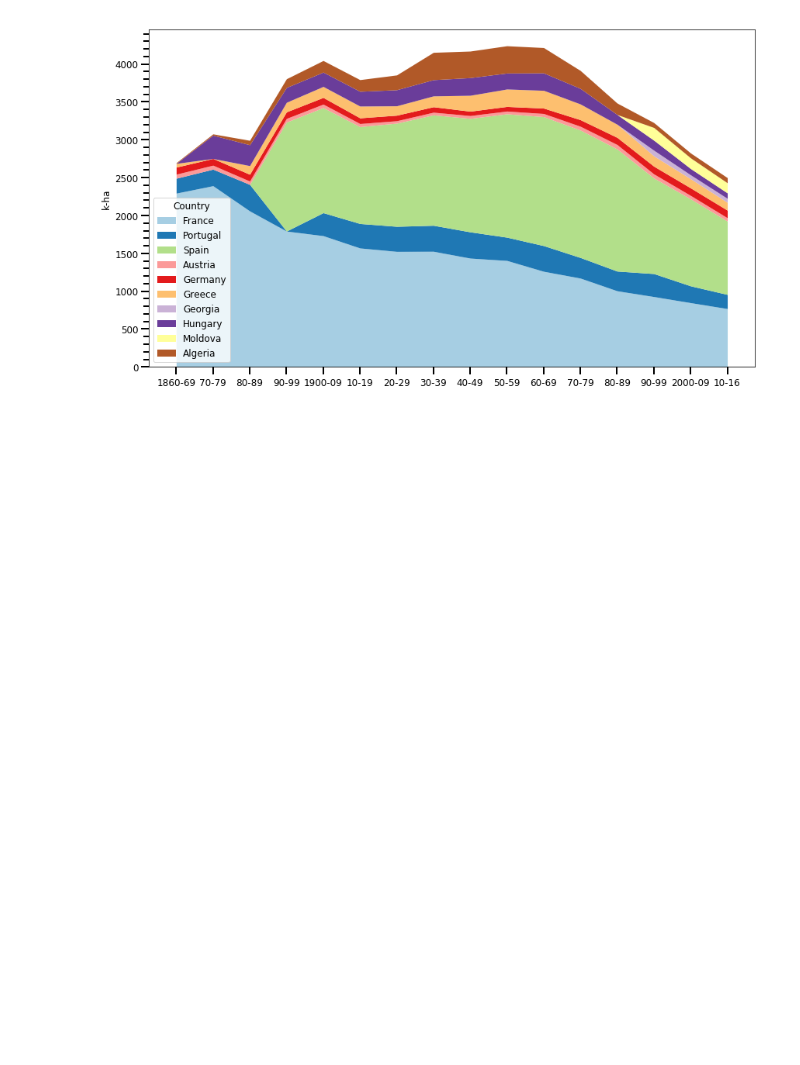
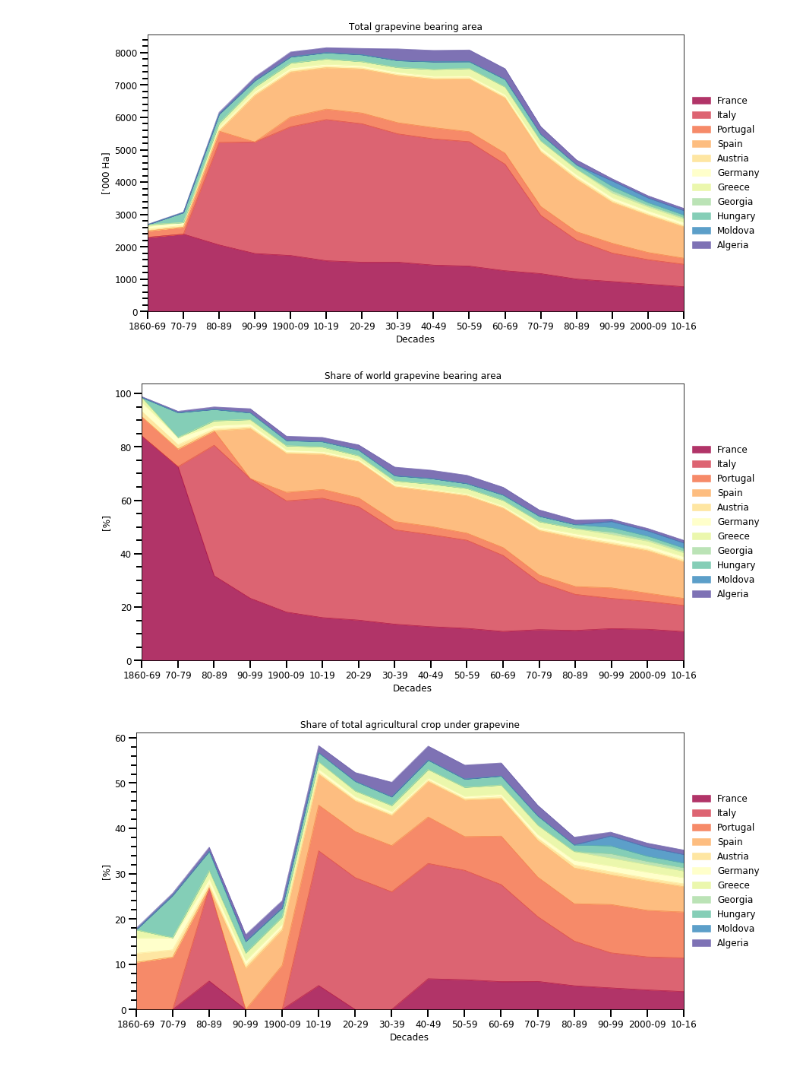
Before and after one commit to jaydeshpande/Wine, a Jupyter notebook: WineConsumption.ipynb, the cells around one changed output. Saved outputs shown, nothing was run; the diff lists cells and outputs as text; code cells hidden in the pictures; blank space fills up the shorter version.

Commit message:
plotting utility

```diff
--- a/WineConsumption.ipynb
+++ b/WineConsumption.ipynb
@@ -60 +5,29 @@ tableToSheetmap = {'121': 'Sheet1', '122': 'Sheet2', '123': 'Sheet3', '132': 'Sh
+# %%
+dataFile = pd.ExcelFile('GlobalWineMarketAnnual.xlsm')
+# %%
+tableToSheetmap = {'121': 'Sheet1', '122': 'Sheet2', '123': 'Sheet3', '132': 'Sheet12', '133': 'Sheet13',
+                   '134': 'Sheet14', '135': 'Sheet15', '136': 'Sheet16', '138': 'Sheet18', '139': 'Sheet19',
+                   '155': 'Sheet35'}
+sheetToNamemap = {'121': 'Total grapevine bearing area',
+                  '122': 'Share of world grapevine bearing area',
+                  '123': 'Share of total agricultural crop under grapevine',
+                  '132': 'Volume of wine production',
+                  '133': 'Share of world wine production',
+                  '134': 'Per capita wine production',
+                  '135': 'Volume of wine production per $m of real GDP',
+                  '136': 'Volume of wine consumption',
+                  '138': 'Volume of wine consumption per capita',
+                  '139': 'Volume of wine consumption per $m of real GDP',
+                  '155': 'Share of wine in volume of total alcohol consumption %'}
+sheetToUnitmap = {'121': "['000 Ha]",
+                  '122': "[%]",
+                  '123': "[%]",
+                  '132': "[ML]",
+                  '133': "[%]",
+                  '134': "[L]",
+                  '135': "[KL]",
+                  '136': "[ML]",
+                  '138': "[L]",
+                  '139': "[KL]",
+                  '155': "[%]"}
 # %%
@@ -67 +41,10 @@ newWorld = ['USA', 'Australia', 'Chile', 'Argentina', 'New Zealand', 'South Afri
+# %%
+allDatasets = {}
+for table, sheet in tableToSheetmap.items():
+    allDatasets[table] = dataFile.parse(sheet_name=sheet, index_col=None, usecols='B:S', skiprows=2)
+    allDatasets[table].rename(columns={"Unnamed: 0": "Country"}, inplace=True)
+    allDatasets[table].drop(columns='Unnamed: 1', inplace=True)
+    allDatasets[table].dropna(subset=['Country'], inplace=True)
+    allDatasets[table].dropna(how='all', inplace=True)
+    allDatasets[table].replace('na', np.nan, inplace=True)
 # %%
@@ -74,4 +57,8 @@ data.replace('na', np.nan, inplace=True)
-# %%
-createStackedBar(data, oldWorld, years, yTitle='k-ha')
-# %% [output]
-[figure, removed]
+# %%
+for table, dataset in allDatasets.items():
+    createStackedBar(dataset, oldWorld, years, pltTitle = sheetToNamemap[table],
+                     yTitle = sheetToUnitmap[table])
+# %% [output]
+[figure, added]
+[figure, added]
+[figure, added]
```
Also changed, not shown: parts of 11 cells of this notebook, 1 other file.
